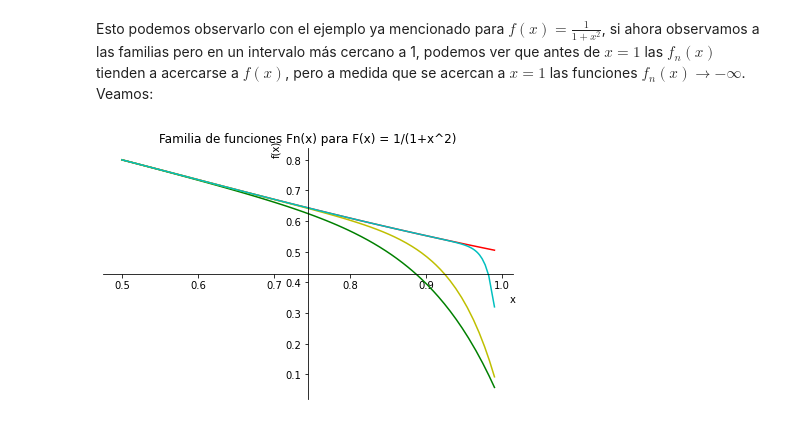
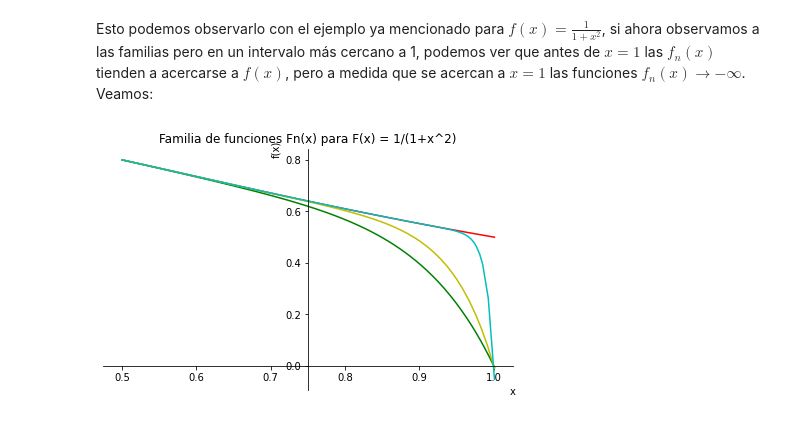
Before and after one commit to FernandoBriceno/infiniteSeries, a Jupyter notebook: Series_of_Functions.ipynb, the cells around one changed output. Cells and saved outputs as stored; diff of their text form; code cells hidden in the pictures.

```diff
--- a/Series_of_Functions.ipynb
+++ b/Series_of_Functions.ipynb
@@ -137,23 +137,23 @@ Esto podemos observarlo con el ejemplo ya mencionado para $f(x) = \frac{1}{1+x^{
 # %%
 x = sp.symbols('x')
 
 def sumatoria(x,n):
     f = 0
     for i in range(0,n):
         f += (-1)**i*x**(2*i)
     return f
 
 s6 = sumatoria(x,6)
 s10 = sumatoria(x,10)
 s50= sumatoria(x,50)
 f= 1/(1+(x**2))
 
-g=plot(f, s6, s10,s50,(x,0.5,0.99), title='Familia de funciones Fn(x) para F(x) = 1/(1+x^2)', show=False)
+g=plot(f, s6, s10,s50,(x,0.5,1.001), title='Familia de funciones Fn(x) para F(x) = 1/(1+x^2)', show=False)
 
 g[0].line_color ='r'
 g[1].line_color ='g'
 g[2].line_color ='y'
 g[3].line_color ='c'
 g.show()
 # %% [output]
-[figure, old version]
+[figure, new version]
```
Also changed, not shown: parts of 5 cells of this notebook.
